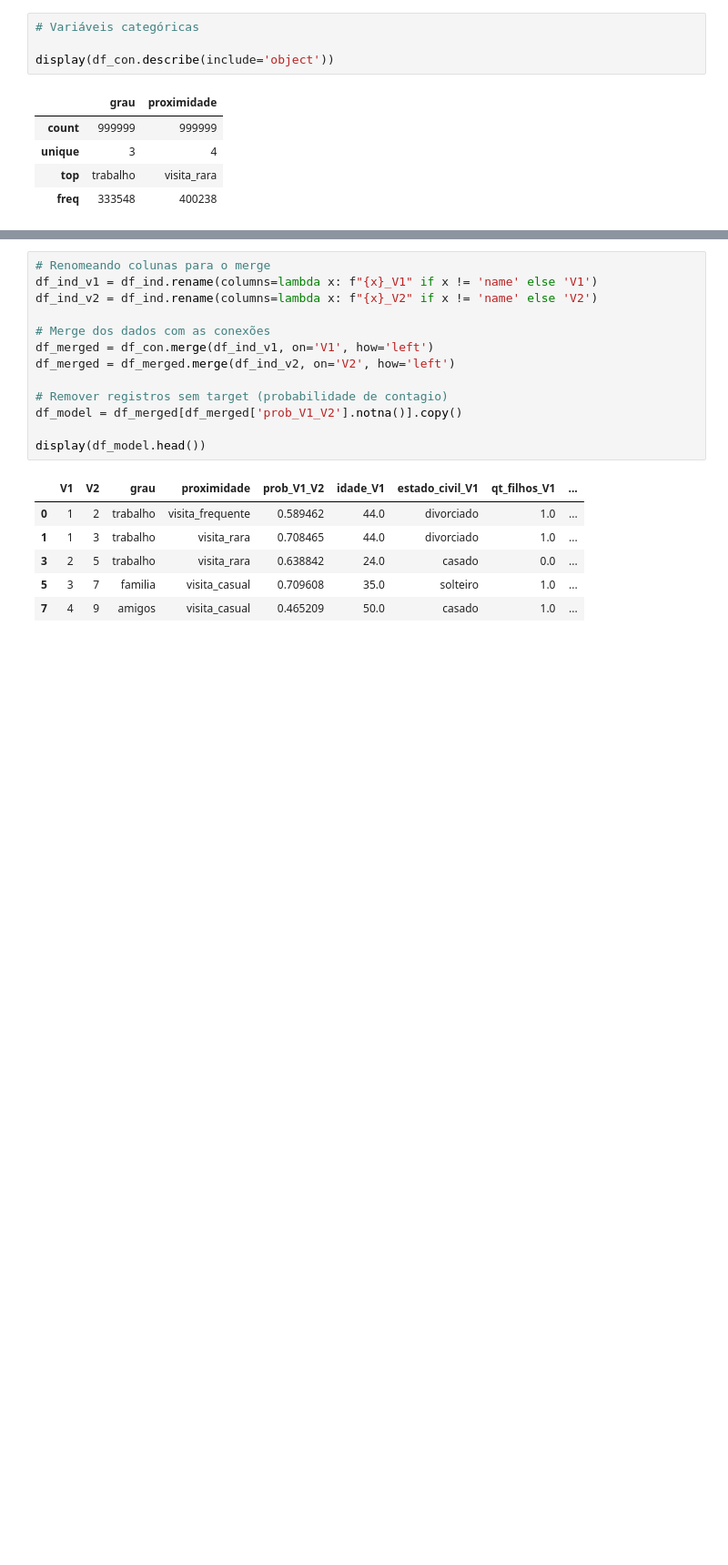
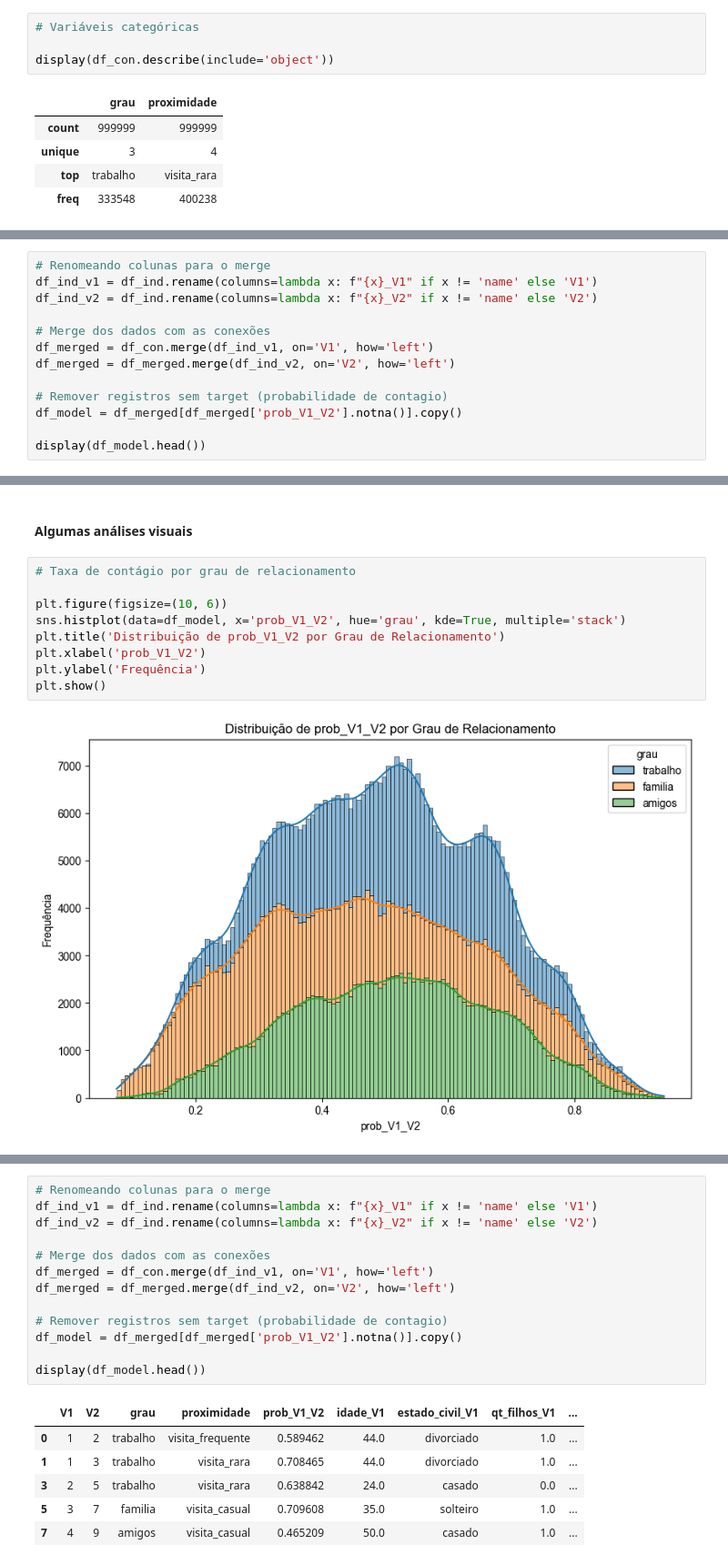
Before and after one commit to rafaeldeflon/OMS, a Jupyter notebook: notebooks/estudo_oms.ipynb, the cells around one changed output, grey strips where cells are left out. Shown at 91% size. Drawn from its saved outputs; the diff is of its cells as text; blank space fills up the shorter version.

Commit message:
Atualização de documentação e análises

```diff
--- a/notebooks/estudo_oms.ipynb
+++ b/notebooks/estudo_oms.ipynb
@@ -217,0 +235,13 @@ display(df_con.describe(include='object'))
+# %%
+# Renomeando colunas para o merge
+df_ind_v1 = df_ind.rename(columns=lambda x: f"{x}_V1" if x != 'name' else 'V1')
+df_ind_v2 = df_ind.rename(columns=lambda x: f"{x}_V2" if x != 'name' else 'V2')
+
+# Merge dos dados com as conexões
+df_merged = df_con.merge(df_ind_v1, on='V1', how='left')
+df_merged = df_merged.merge(df_ind_v2, on='V2', how='left')
+
+# Remover registros sem target (probabilidade de contagio)
+df_model = df_merged[df_merged['prob_V1_V2'].notna()].copy()
+
+display(df_model.head())
@@ -217,0 +256,13 @@ display(df_con.describe(include='object'))
+# %% [markdown]
+#### Algumas análises visuais
+# %%
+# Taxa de contágio por grau de relacionamento
+
+plt.figure(figsize=(10, 6))
+sns.histplot(data=df_model, x='prob_V1_V2', hue='grau', kde=True, multiple='stack')
+plt.title('Distribuição de prob_V1_V2 por Grau de Relacionamento')
+plt.xlabel('prob_V1_V2')
+plt.ylabel('Frequência')
+plt.show()
+# %% [output]
+[figure, added]
```
Also changed, not shown: parts of 40 cells of this notebook, 5 other files.
